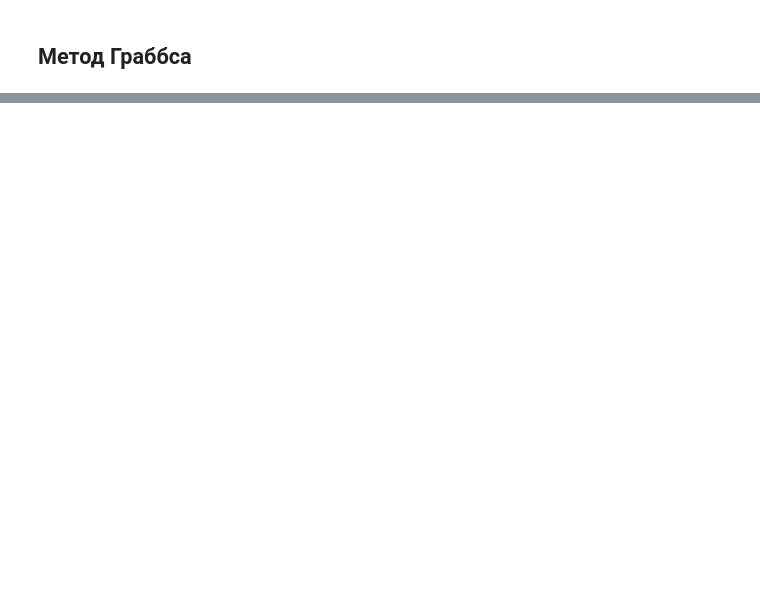
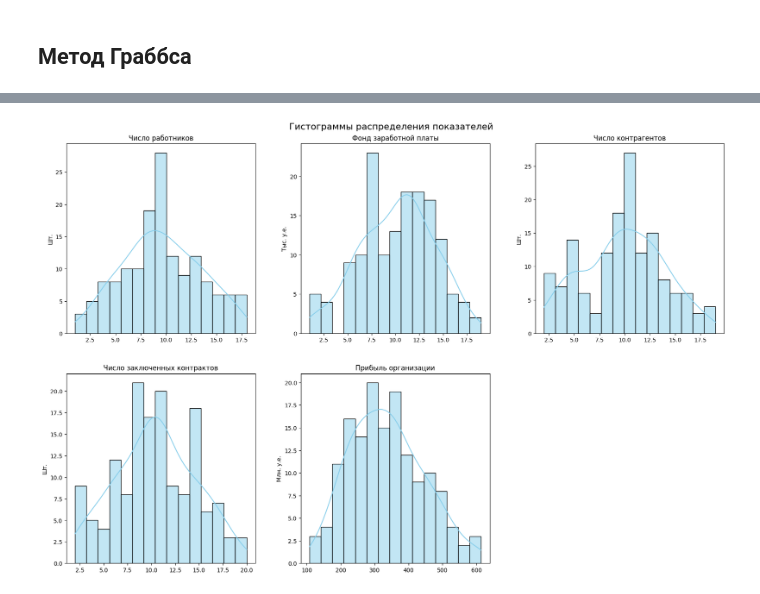
Before and after one commit to AntoninaRemizova/MMAD, a Jupyter notebook: ММАД_КР.ipynb, the cells around one changed output, grey strips where cells are left out. Drawn from its saved outputs; the diff is of its cells as text; code cells hidden in the pictures; blank space fills up the shorter version.

```diff
--- a/ММАД_КР.ipynb
+++ b/ММАД_КР.ipynb
@@ -431,0 +782,25 @@ for col in columns:
+# %%
+# Создаем фигуру с несколькими подграфиками
+fig, axes = plt.subplots(nrows=2, ncols=3, figsize=(18, 12))
+fig.tight_layout(pad=5.0)
+
+# Удаляем лишний подграфик (если столбцов 5, а подграфиков 6)
+fig.delaxes(axes[1, 2])
+
+# Строим гистограммы для каждого столбца
+for i, col in enumerate(columns):
+    ax = axes[i//3, i%3]  # Определяем позицию подграфика
+
+    # Гистограмма с KDE (ядерной оценкой плотности)
+    sns.histplot(data[col], kde=True, ax=ax, bins=15, color='skyblue')
+
+    # Настраиваем заголовки и подписи из конфига
+    ax.set_title(plot_config[col]['title'], fontsize=12)
+    ax.set_ylabel(plot_config[col]['ylabel'], fontsize=10)
+    ax.set_xlabel('')
+
+
+plt.suptitle('Гистограммы распределения показателей', fontsize=16)
+plt.show()
+# %% [output]
+[figure, added]
```
Also changed, not shown: parts of 14 cells of this notebook.
